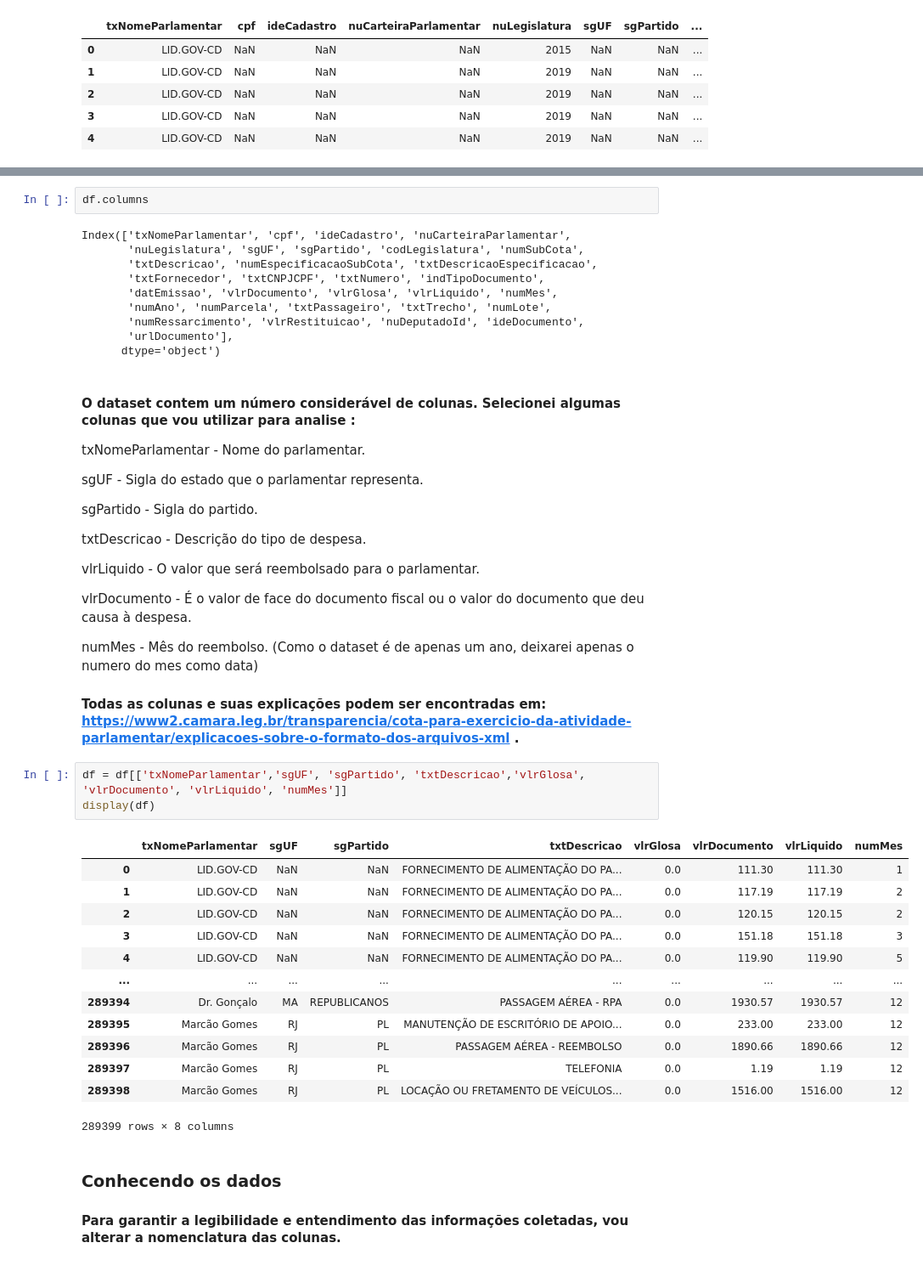
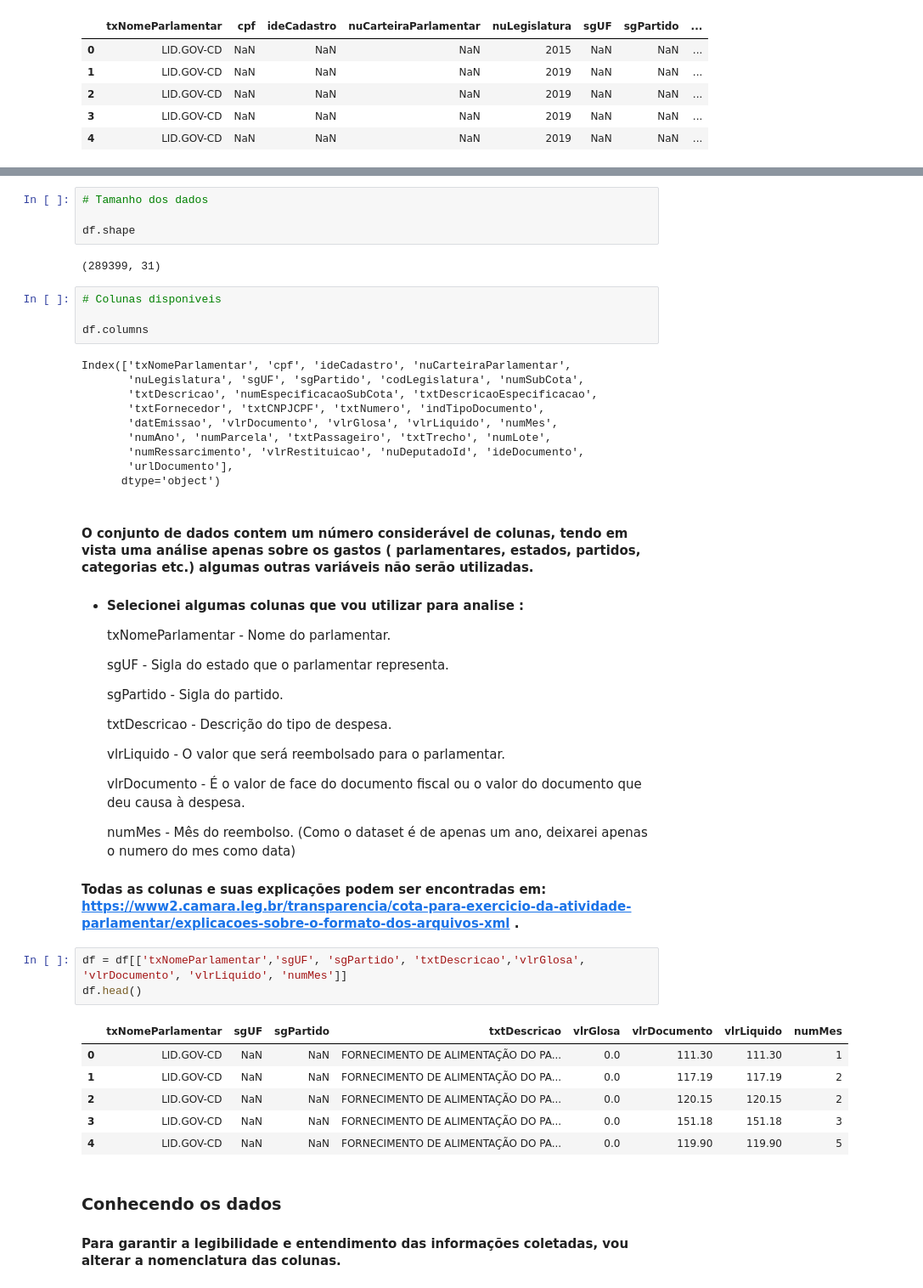
Before and after one commit to Joasjonson/Cota_parlamentar, a Jupyter notebook: Análise cotas.ipynb, the cells around one changed output, grey strips where cells are left out. Shown: that part at 85% size. Cells and saved outputs as stored; diff of their text form.

Commit message:
update
Revendo analises

```diff
--- a/Análise cotas.ipynb
+++ b/Análise cotas.ipynb
@@ -34,4 +47,12 @@ df.head()
+# %%
+# Tamanho dos dados
+
+df.shape
+# %% [output]
+(289399, 31)
 # %%
+# Colunas disponiveis
+
 df.columns
 # %% [output]
 Index(['txNomeParlamentar', 'cpf', 'ideCadastro', 'nuCarteiraParlamentar',
@@ -44,40 +65,36 @@ Index(['txNomeParlamentar', 'cpf', 'ideCadastro', 'nuCarteiraParlamentar',
        'urlDocumento'],
       dtype='object')
 # %% [markdown]
-#### O dataset contem um número considerável de colunas. Selecionei algumas colunas que vou utilizar para analise :
-txNomeParlamentar - Nome do parlamentar.
+#### O conjunto de dados contem um número considerável de colunas, tendo em vista uma análise apenas sobre os gastos ( parlamentares, estados, partidos, categorias etc.) algumas outras variáveis não serão utilizadas.
 
-sgUF - Sigla do estado que o parlamentar representa.
+- #### Selecionei algumas colunas que vou utilizar para analise :
+    txNomeParlamentar - Nome do parlamentar.
 
-sgPartido - Sigla do partido.
+    sgUF - Sigla do estado que o parlamentar representa.
 
-txtDescricao - Descrição do tipo de despesa.
+    sgPartido - Sigla do partido.
 
-vlrLiquido - O valor que será reembolsado para o parlamentar.
+    txtDescricao - Descrição do tipo de despesa.
 
-vlrDocumento - É o valor de face do documento fiscal ou o valor do documento que deu causa à despesa.
+    vlrLiquido - O valor que será reembolsado para o parlamentar.
 
-numMes - Mês do reembolso. (Como o dataset é de apenas um ano, deixarei apenas o numero do mes como data)
+    vlrDocumento - É o valor de face do documento fiscal ou o valor do documento que deu causa à despesa.
+
+    numMes - Mês do reembolso. (Como o dataset é de apenas um ano, deixarei apenas o numero do mes como data)
+
 
 
 #### Todas as colunas e suas explicações podem ser encontradas em: https://www2.camara.leg.br/transparencia/cota-para-exercicio-da-atividade-parlamentar/explicacoes-sobre-o-formato-dos-arquivos-xml .
 # %%
 df = df[['txNomeParlamentar','sgUF', 'sgPartido', 'txtDescricao','vlrGlosa', 'vlrDocumento', 'vlrLiquido', 'numMes']]
-display(df)
+df.head()
 # %% [output]
 |  | txNomeParlamentar | sgUF | sgPartido | txtDescricao | vlrGlosa | vlrDocumento | vlrLiquido | numMes |
 | 0 | LID.GOV-CD | NaN | NaN | FORNECIMENTO DE ALIMENTAÇÃO DO PA... | 0.0 | 111.30 | 111.30 | 1 |
 | 1 | LID.GOV-CD | NaN | NaN | FORNECIMENTO DE ALIMENTAÇÃO DO PA... | 0.0 | 117.19 | 117.19 | 2 |
 | 2 | LID.GOV-CD | NaN | NaN | FORNECIMENTO DE ALIMENTAÇÃO DO PA... | 0.0 | 120.15 | 120.15 | 2 |
 | 3 | LID.GOV-CD | NaN | NaN | FORNECIMENTO DE ALIMENTAÇÃO DO PA... | 0.0 | 151.18 | 151.18 | 3 |
 | 4 | LID.GOV-CD | NaN | NaN | FORNECIMENTO DE ALIMENTAÇÃO DO PA... | 0.0 | 119.90 | 119.90 | 5 |
-| ... | ... | ... | ... | ... | ... | ... | ... | ... |
-| 289394 | Dr. Gonçalo | MA | REPUBLICANOS | PASSAGEM AÉREA - RPA | 0.0 | 1930.57 | 1930.57 | 12 |
-| 289395 | Marcão Gomes | RJ | PL | MANUTENÇÃO DE ESCRITÓRIO DE APOIO... | 0.0 | 233.00 | 233.00 | 12 |
-| 289396 | Marcão Gomes | RJ | PL | PASSAGEM AÉREA - REEMBOLSO | 0.0 | 1890.66 | 1890.66 | 12 |
-| 289397 | Marcão Gomes | RJ | PL | TELEFONIA | 0.0 | 1.19 | 1.19 | 12 |
-| 289398 | Marcão Gomes | RJ | PL | LOCAÇÃO OU FRETAMENTO DE VEÍCULOS... | 0.0 | 1516.00 | 1516.00 | 12 |
-289399 rows × 8 columns
 # %% [markdown]
 ### Conhecendo os dados
 
```
Also changed, not shown: parts of 34 cells of this notebook.
